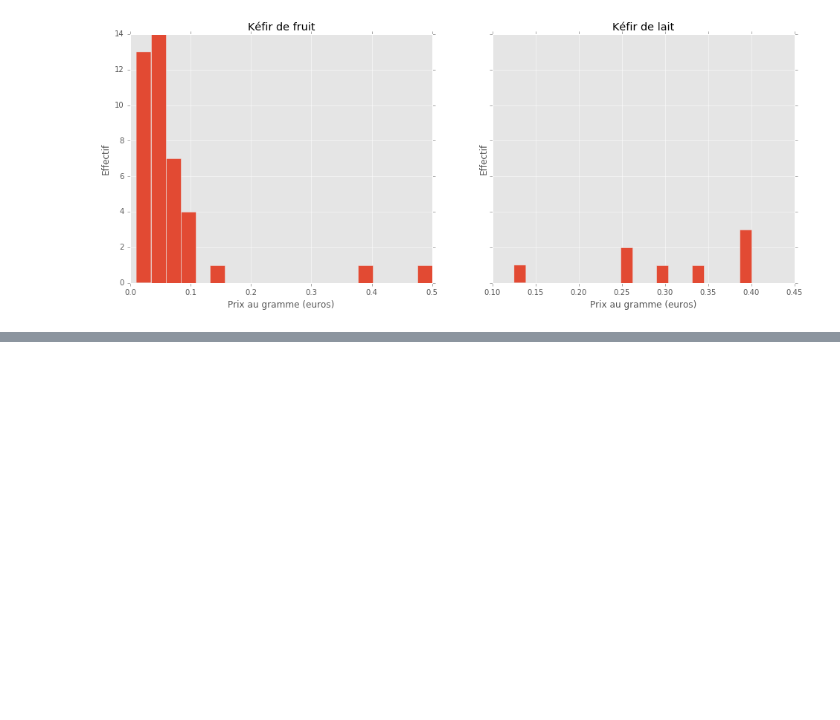
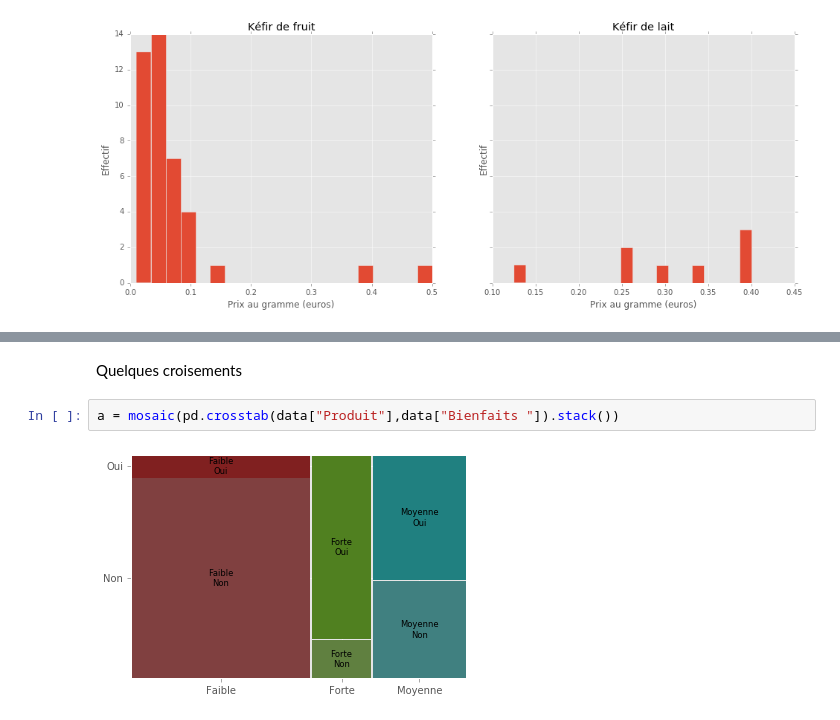
Before and after one commit to emilienschultz/researchnotebooks, a Jupyter notebook: Kefir-extract-web.ipynb, the cells around one changed output, grey strips where cells are left out. Cells and saved outputs as stored; diff of their text form; blank space fills up the shorter version.

```diff
--- a/Kefir-extract-web.ipynb
+++ b/Kefir-extract-web.ipynb
@@ -196,0 +230,6 @@ ax[1].set_xlabel("Prix au gramme (euros)")
+# %% [markdown]
+Quelques croisements
+# %%
+a = mosaic(pd.crosstab(data["Produit"],data["Bienfaits "]).stack())
+# %% [output]
+[figure, added]
```
Also changed, not shown: parts of 13 cells of this notebook.
